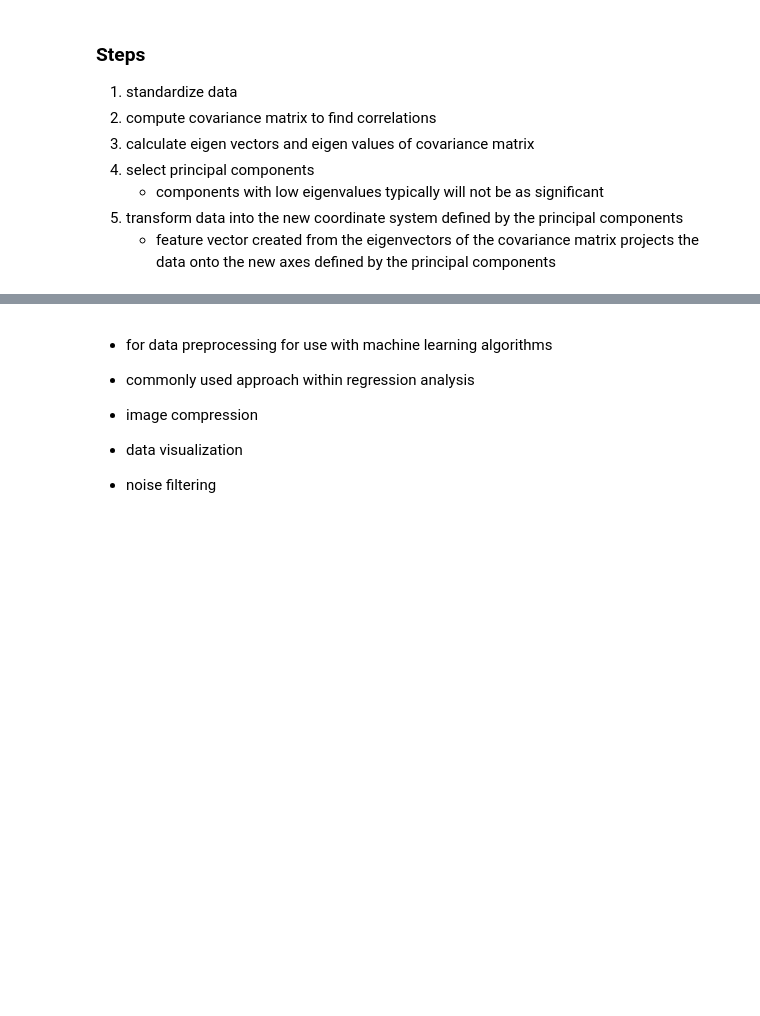
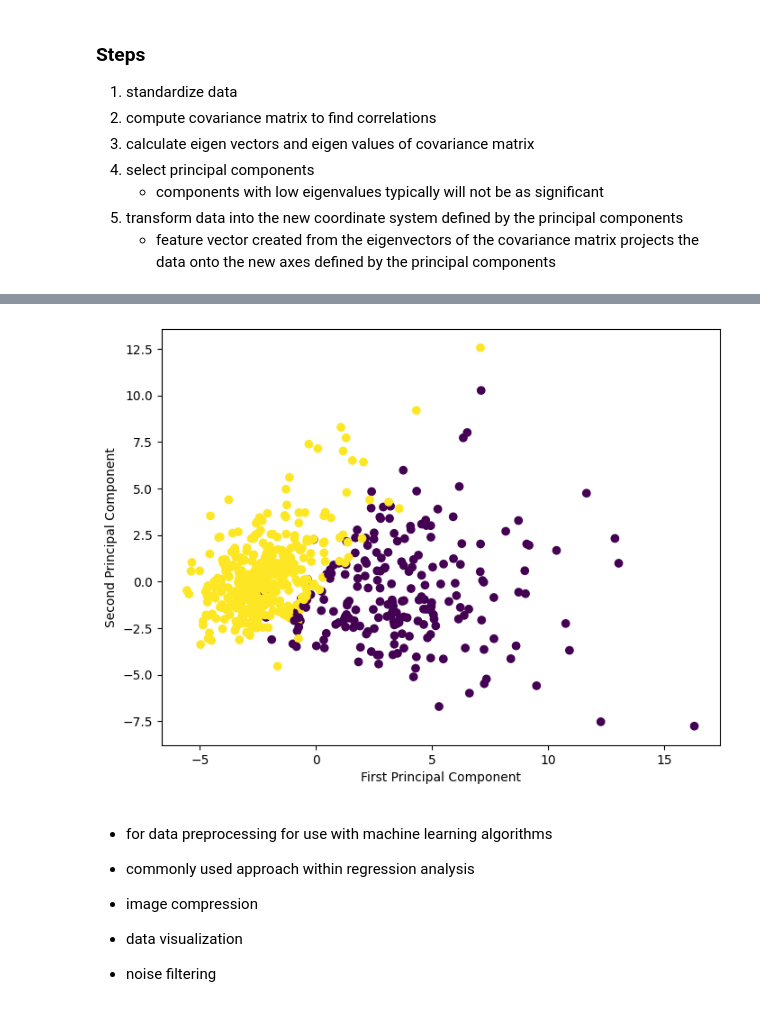
Before and after one commit to yakinamaharjan/trainee, a Jupyter notebook: notes/6.pca.ipynb, the cells around one changed output, grey strips where cells are left out. Drawn from its saved outputs; the diff is of its cells as text; code cells hidden in the pictures; blank space fills up the shorter version.

```diff
--- a/notes/6.pca.ipynb
+++ b/notes/6.pca.ipynb
@@ -32,0 +124,10 @@ PC2
+# %%
+pca = PCA(n_components=2)
+pca.fit(Z)
+x_pca = pca.transform(Z)
+
+df_pca1 = pd.DataFrame(x_pca,
+                       columns=['PC{}'.
+                       format(i+1)
+                        for i in range(n_components)])
+print(df_pca1)
@@ -33,3 +149,13 @@ PC2
+# %%
+plt.figure(figsize=(8, 6))
+
+plt.scatter(x_pca[:, 0], x_pca[:, 1], c=data['target'])
+
+plt.xlabel('First Principal Component')
+plt.ylabel('Second Principal Component')
+plt.show()
+# %% [output]
+[figure, added]
 # %% [markdown]
 - for data preprocessing for use with machine learning algorithms
 - commonly used approach within regression analysis
```
Also changed, not shown: parts of 10 cells of this notebook.
